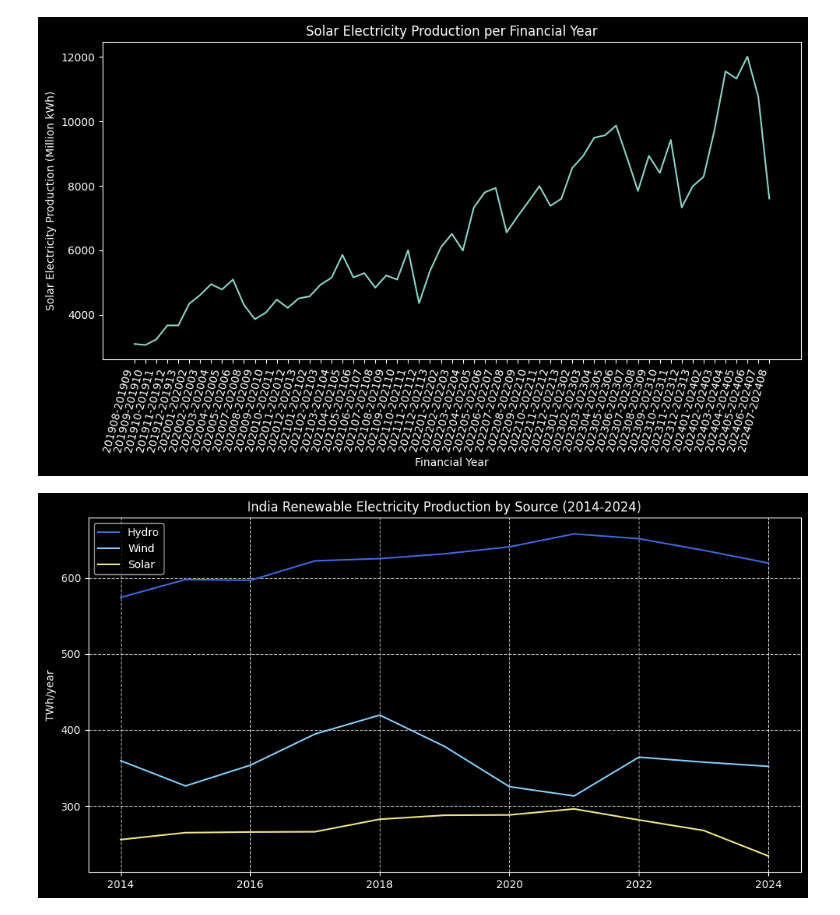
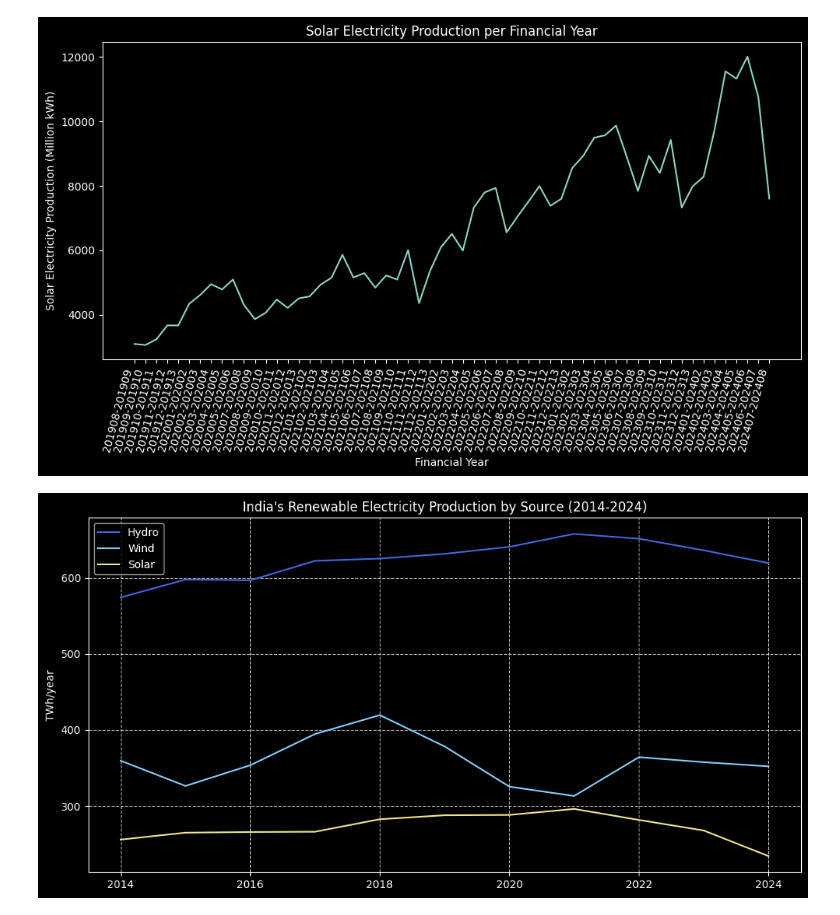
Before and after one commit to jayantxchauhan/India-Energy-Analytics-Model, a Jupyter notebook: PracticeAnalysis2.ipynb, the cells around one changed output. Cells and saved outputs as stored; diff of their text form; code cells hidden in the pictures.

```diff
--- a/PracticeAnalysis2.ipynb
+++ b/PracticeAnalysis2.ipynb
@@ -667,24 +661,24 @@ plt.show()
 # %%
 data = {
     'Year': [2014, 2015, 2016, 2017, 2018, 2019, 2020, 2021, 2022, 2023, 2024],
     'Hydro': [574.170000, 597.720000, 596.600000, 622.250000, 625.230000, 631.500000, 640.690000, 657.720000, 651.380000, 636.140000, 619.330000],
     'Wind': [359.530000, 326.330000, 353.570000, 394.620000, 419.490000, 378.290000, 325.410000, 313.160000, 364.180000, 357.620000, 352.070000],
     'Solar': [255.800000, 264.900000, 265.780000, 266.110000, 282.590000, 287.810000, 288.210000, 296.120000, 281.650000, 267.760000, 234.160000]
 }
 df = pd.DataFrame(data)
 df.set_index('Year', inplace=True)
 
 plt.figure(figsize=(12, 6))
 
 plt.plot(df.index, df['Hydro'], color='royalblue', label='Hydro')
 plt.plot(df.index, df['Wind'], color='lightskyblue', label='Wind')
 plt.plot(df.index, df['Solar'], color='khaki', label='Solar')
 
-plt.title("India Renewable Electricity Production by Source (2014-2024)")
+plt.title("India's Renewable Electricity Production by Source (2014-2024)")
 plt.ylabel("TWh/year")
 plt.grid(True, linestyle='--', alpha=0.7)
 plt.legend()
 
 plt.show()
 # %% [output]
-[figure, old version]
+[figure, new version]
```
Also changed, not shown: parts of 6 cells of this notebook.
